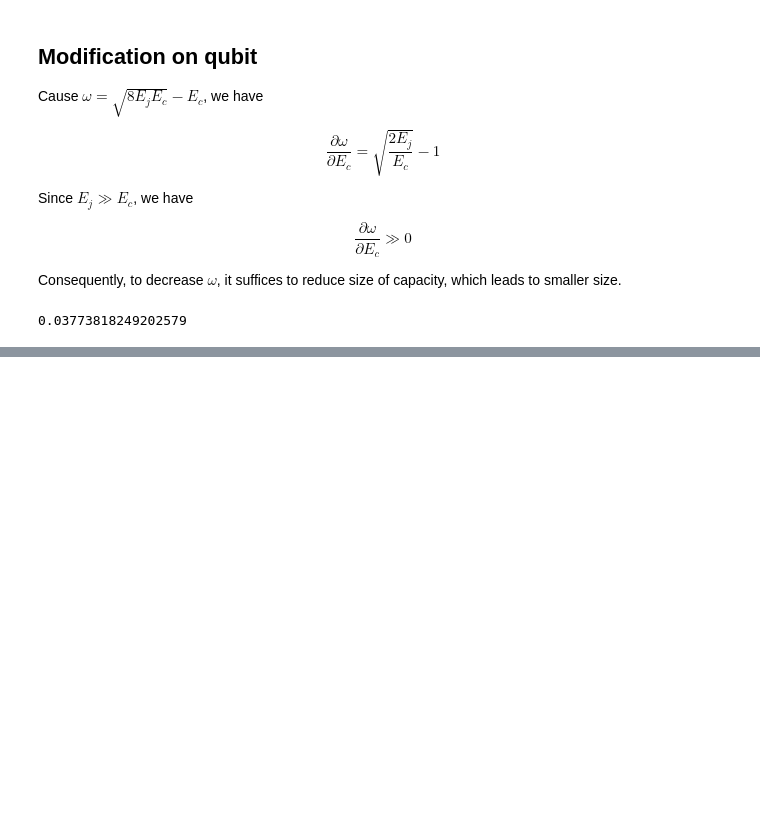
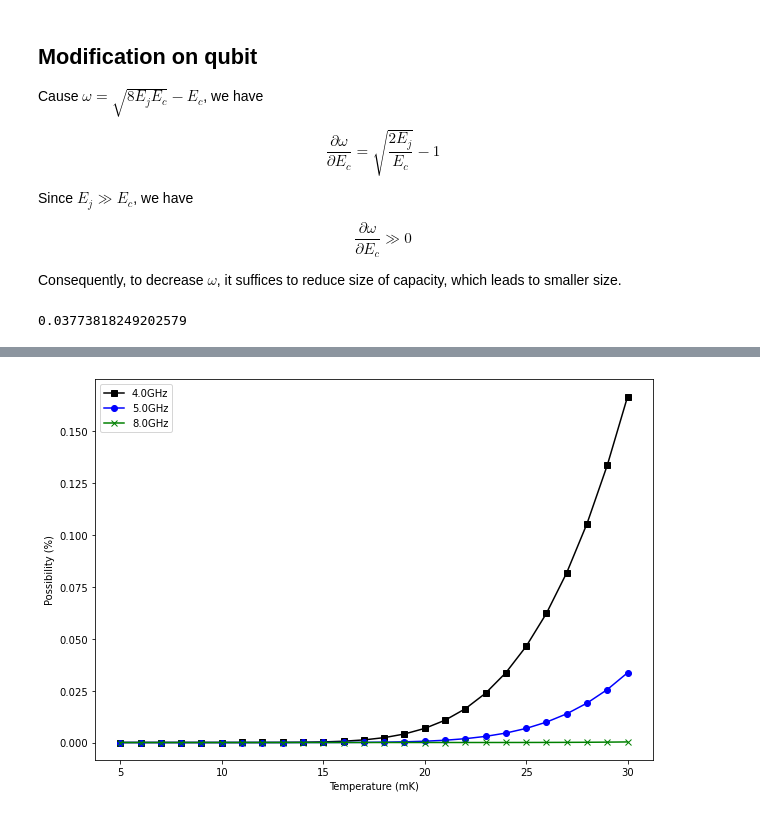
Before and after one commit to hoolheart/scout, a Jupyter notebook: notebooks/02-quantum-computing/01-temperature.ipynb, the cells around one changed output, grey strips where cells are left out. Saved outputs shown, nothing was run; the diff lists cells and outputs as text; code cells hidden in the pictures; blank space fills up the shorter version.

```diff
--- a/notebooks/02-quantum-computing/01-temperature.ipynb
+++ b/notebooks/02-quantum-computing/01-temperature.ipynb
@@ -178,0 +227,5 @@ calc_capacity_ratio(1.0 / 5.0)
+# %%
+rst, _ = draw_possibility_on_frequencies([(4.0e9, 'k-s'), (5.0e9, 'b-o'), (8.0e9, 'g-x')])
+plt.show()
+# %% [output]
+[figure, added]
```
Also changed, not shown: parts of 7 cells of this notebook.
